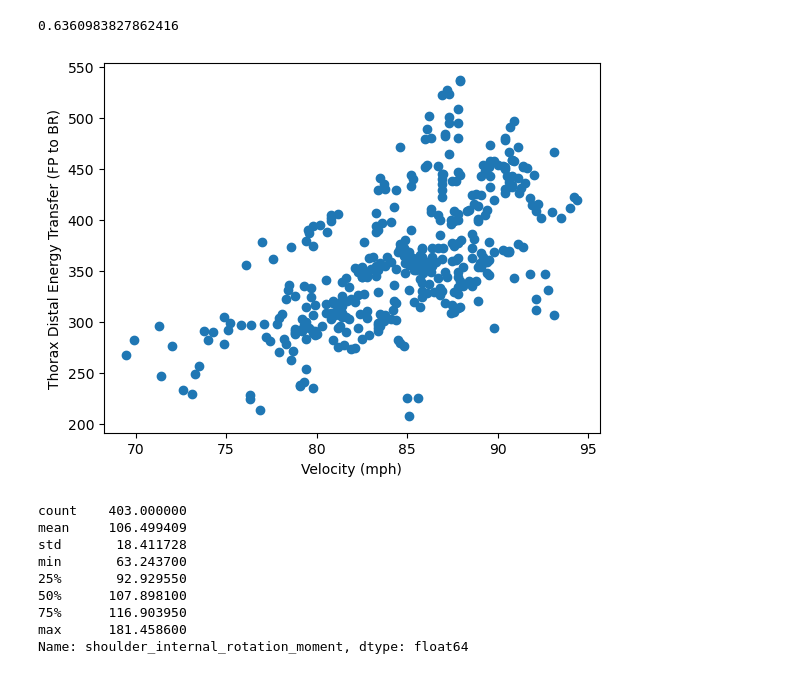
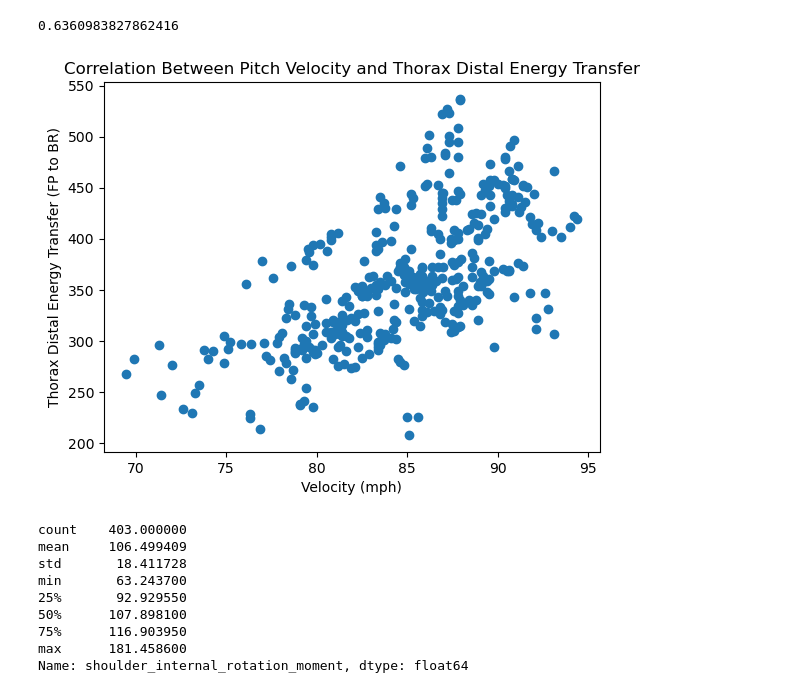
Before and after one commit to jisoawe/Biomech_Pitch_Velo_Prediction, a Jupyter notebook: Biomech_Velo_Prediction.ipynb, the cells around one changed output. Saved outputs shown, nothing was run; the diff lists cells and outputs as text; code cells hidden in the pictures.

```diff
--- a/Biomech_Velo_Prediction.ipynb
+++ b/Biomech_Velo_Prediction.ipynb
@@ -399,10 +393,11 @@ encoded_data['pitch_speed_mph'].corr(encoded_data['thorax_distal_transfer_fp_br'
 # %%
 plt.scatter(encoded_data['pitch_speed_mph'], encoded_data['thorax_distal_transfer_fp_br'])
 plt.xlabel('Velocity (mph)')
 plt.ylabel('Thorax Distal Energy Transfer (FP to BR)')
+plt.title('Correlation Between Pitch Velocity and Thorax Distal Energy Transfer')
 plt.show()
 # %% [output]
-[figure, old version]
+[figure, new version]
 # %%
 X['shoulder_internal_rotation_moment'].describe()
 # %% [output]
```
Also changed, not shown: parts of 7 cells of this notebook.
